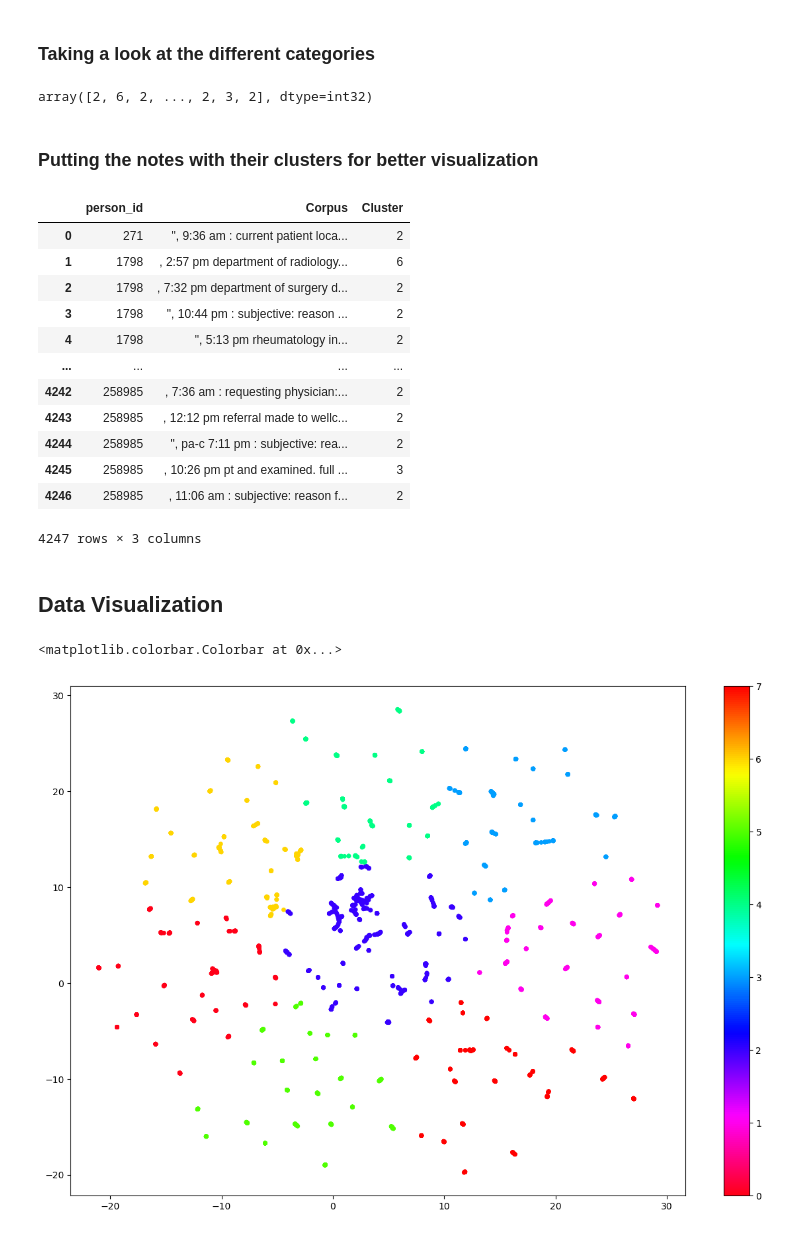
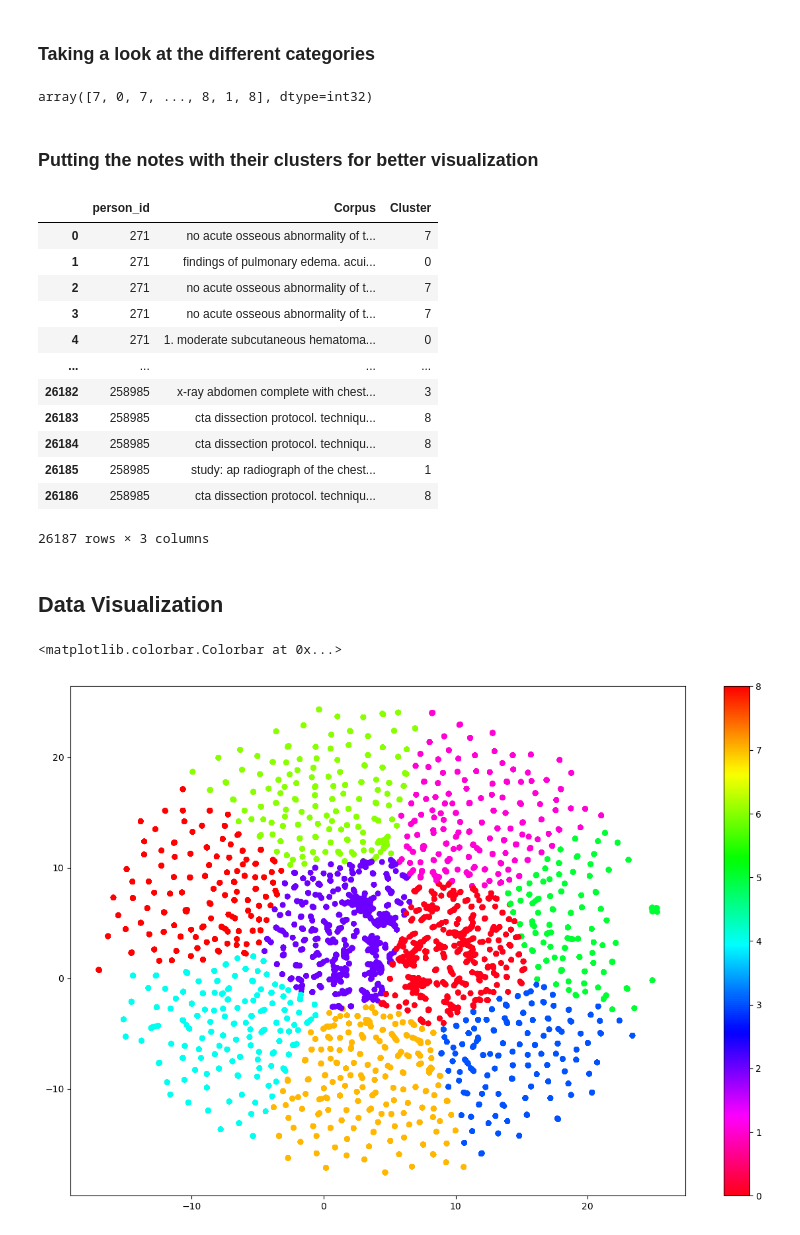
Before and after one commit to rdiazrincon/AD_clustering, a Jupyter notebook: AD_clustering.ipynb, the cells around one changed output. Saved outputs shown, nothing was run; the diff lists cells and outputs as text; code cells hidden in the pictures.

```diff
--- a/AD_clustering.ipynb
+++ b/AD_clustering.ipynb
@@ -19,7 +19,7 @@ from gap_statistic import OptimalK
 # %% [markdown]
 ### Exploring the data
 # %%
-path = "data/EO_AD-CONSULT.csv"
+path = "data/Early-onset.csv"
 df = pd.read_csv(path)
 df
 # %% [output]
@@ -271,7 +286,7 @@ Running K means with 8 clusters
 # %%
 cluster_assignment
 # %% [output]
-array([2, 6, 2, ..., 2, 3, 2], dtype=int32)
+array([7, 0, 7, ..., 8, 1, 8], dtype=int32)
 # %% [markdown]
 ### Putting the notes with their clusters for better visualization
 # %%
@@ -279,35 +294,35 @@ df_corpus = pd.DataFrame({"person_id": df["person_id"], "Corpus": corpus, "Clust
 df_corpus
 # %% [output]
 |  | person_id | Corpus | Cluster |
-| 0 | 271 | ", 9:36 am : current patient loca... | 2 |
-| 1 | 1798 | , 2:57 pm department of radiology... | 6 |
-| 2 | 1798 | , 7:32 pm department of surgery d... | 2 |
-| 3 | 1798 | ", 10:44 pm : subjective: reason ... | 2 |
-| 4 | 1798 | ", 5:13 pm rheumatology in... | 2 |
+| 0 | 271 | no acute osseous abnormality of t... | 7 |
+| 1 | 271 | findings of pulmonary edema. acui... | 0 |
+| 2 | 271 | no acute osseous abnormality of t... | 7 |
+| 3 | 271 | no acute osseous abnormality of t... | 7 |
+| 4 | 271 | 1. moderate subcutaneous hematoma... | 0 |
 | ... | ... | ... | ... |
-| 4242 | 258985 | , 7:36 am : requesting physician:... | 2 |
-| 4243 | 258985 | , 12:12 pm referral made to wellc... | 2 |
-| 4244 | 258985 | ", pa-c 7:11 pm : subjective: rea... | 2 |
-| 4245 | 258985 | , 10:26 pm pt and examined. full ... | 3 |
-| 4246 | 258985 | , 11:06 am : subjective: reason f... | 2 |
+| 26182 | 258985 | x-ray abdomen complete with chest... | 3 |
+| 26183 | 258985 | cta dissection protocol. techniqu... | 8 |
+| 26184 | 258985 | cta dissection protocol. techniqu... | 8 |
+| 26185 | 258985 | study: ap radiograph of the chest... | 1 |
+| 26186 | 258985 | cta dissection protocol. techniqu... | 8 |
-4247 rows × 3 columns
+26187 rows × 3 columns
 # %% [markdown]
 ## Data Visualization
 # %%
 # Prepare data
 result = pd.DataFrame(umap_embedding, columns=['x', 'y'])
 result['labels'] = cluster_assignment
 
 # Visualize clusters
 fig, ax = plt.subplots(figsize=(15, 10))
 outliers = result.loc[result.labels == -1, :]
 clustered = result.loc[result.labels != -1, :]
-plt.scatter(outliers.x, outliers.y, color='#BDBDBD', s=15)
-plt.scatter(clustered.x, clustered.y, c=clustered.labels, s=15, cmap='hsv_r')
+plt.scatter(outliers.x, outliers.y, color='#BDBDBD', s=25)
+plt.scatter(clustered.x, clustered.y, c=clustered.labels, s=25, cmap='hsv_r')
 plt.colorbar()
 # %% [output]
 <matplotlib.colorbar.Colorbar at 0x...>
-[figure, old version]
+[figure, new version]
 # %%
 docs_df = pd.DataFrame(corpus, columns=["Doc"])
 docs_df['Topic'] = cluster_assignment
```
Also changed, not shown: parts of 23 cells of this notebook.
